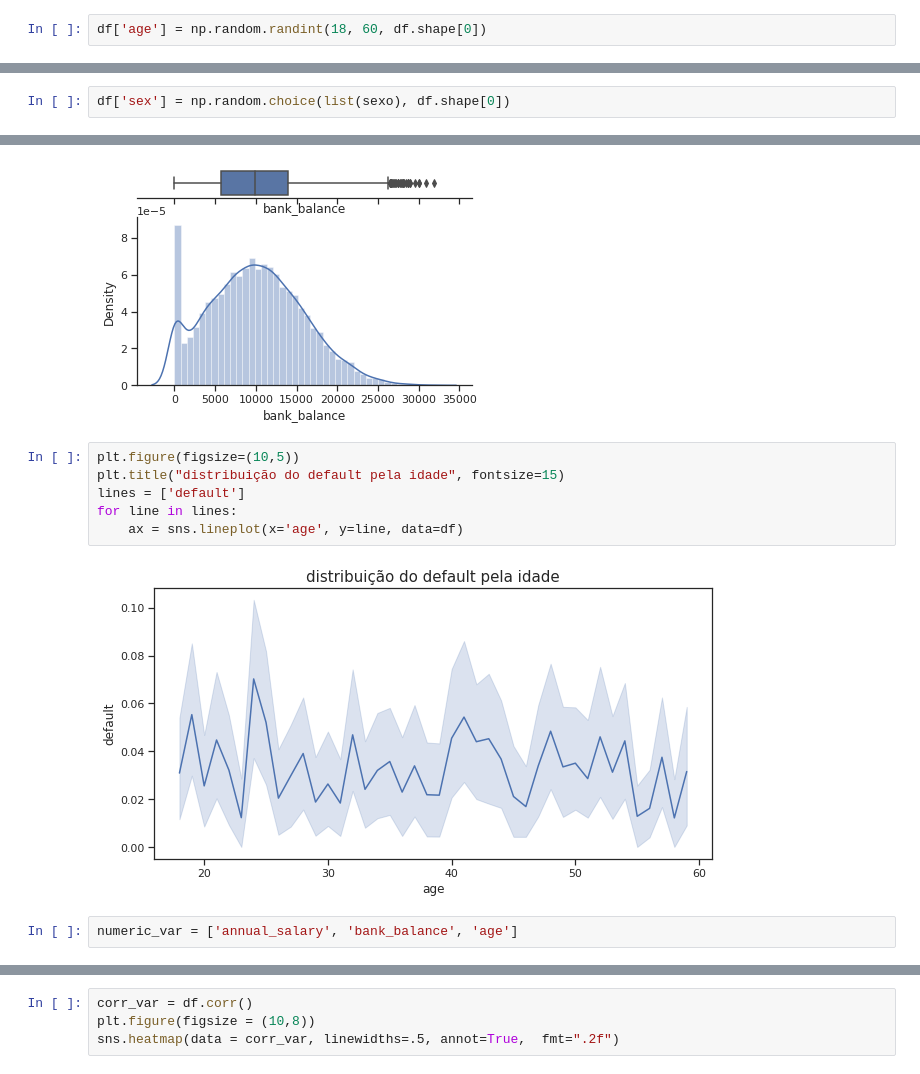
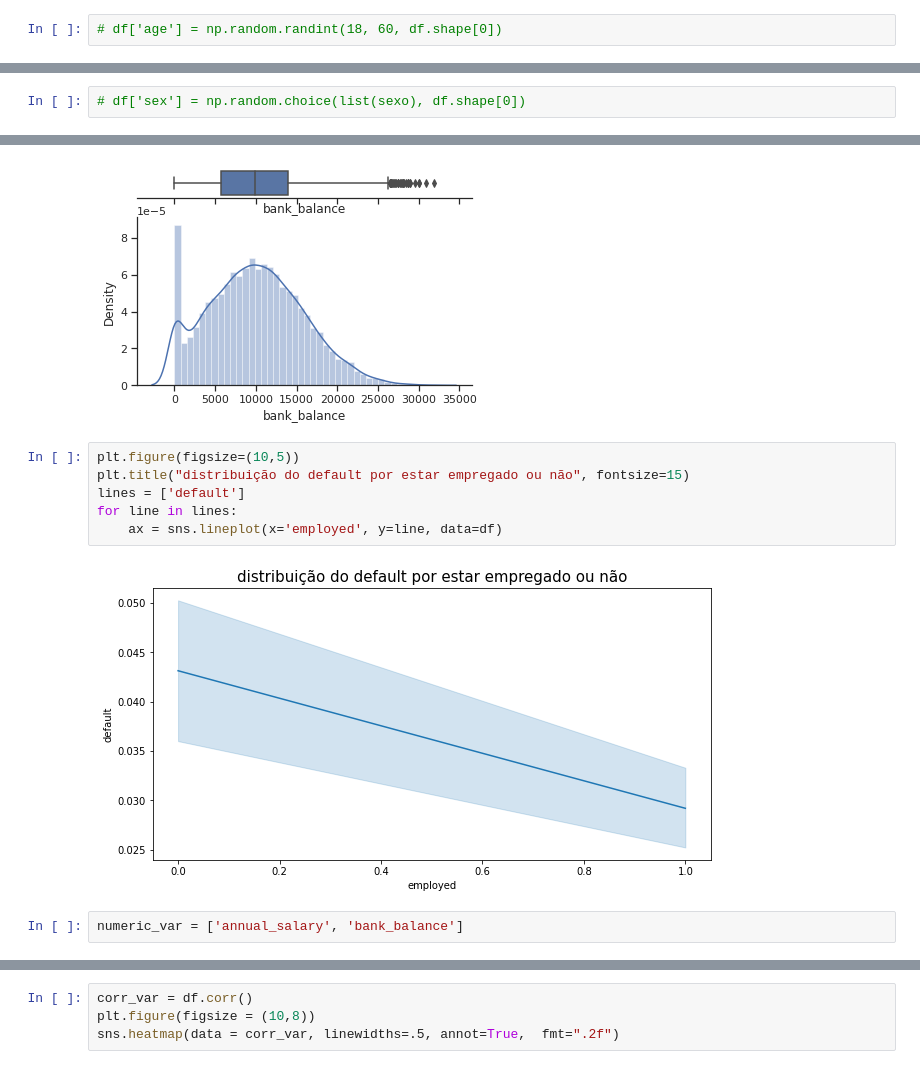
Before and after one commit to GuilhermeDumam/Loan_default_prediction, a Jupyter notebook: Predição_Default_Loan.ipynb, the cells around one changed output, grey strips where cells are left out. Saved outputs shown, nothing was run; the diff lists cells and outputs as text.

```diff
--- a/Predição_Default_Loan.ipynb
+++ b/Predição_Default_Loan.ipynb
@@ -84,5 +84,5 @@ df.columns = map(str.lower, df.columns)
 #dropamos a coluna 'index', ela não será útil para nós.
 df.drop(columns=['index'], inplace=True)
 # %%
-df['age'] = np.random.randint(18, 60, df.shape[0])
+# df['age'] = np.random.randint(18, 60, df.shape[0])
 # %%
@@ -90,5 +90,5 @@ sexo = {'male','female'}
 # %%
-df['sex'] = np.random.choice(list(sexo), df.shape[0])
+# df['sex'] = np.random.choice(list(sexo), df.shape[0])
 # %%
 df.tail()
 # %% [output]
@@ -127,14 +125,14 @@ sns.despine(ax=ax_box, left=True)
 [figure]
 # %%
 plt.figure(figsize=(10,5))
-plt.title("distribuição do default pela idade", fontsize=15)
+plt.title("distribuição do default por estar empregado ou não", fontsize=15)
 lines = ['default']
 for line in lines:
-    ax = sns.lineplot(x='age', y=line, data=df)
+    ax = sns.lineplot(x='employed', y=line, data=df)
 # %% [output]
-[figure, old version]
+[figure, new version]
 # %%
-numeric_var = ['annual_salary', 'bank_balance', 'age']
+numeric_var = ['annual_salary', 'bank_balance']
 # %%
 # Olhando a distribuição para todas as variaveis numéricas
 n_rows=2
```
Also changed, not shown: parts of 34 cells of this notebook.
